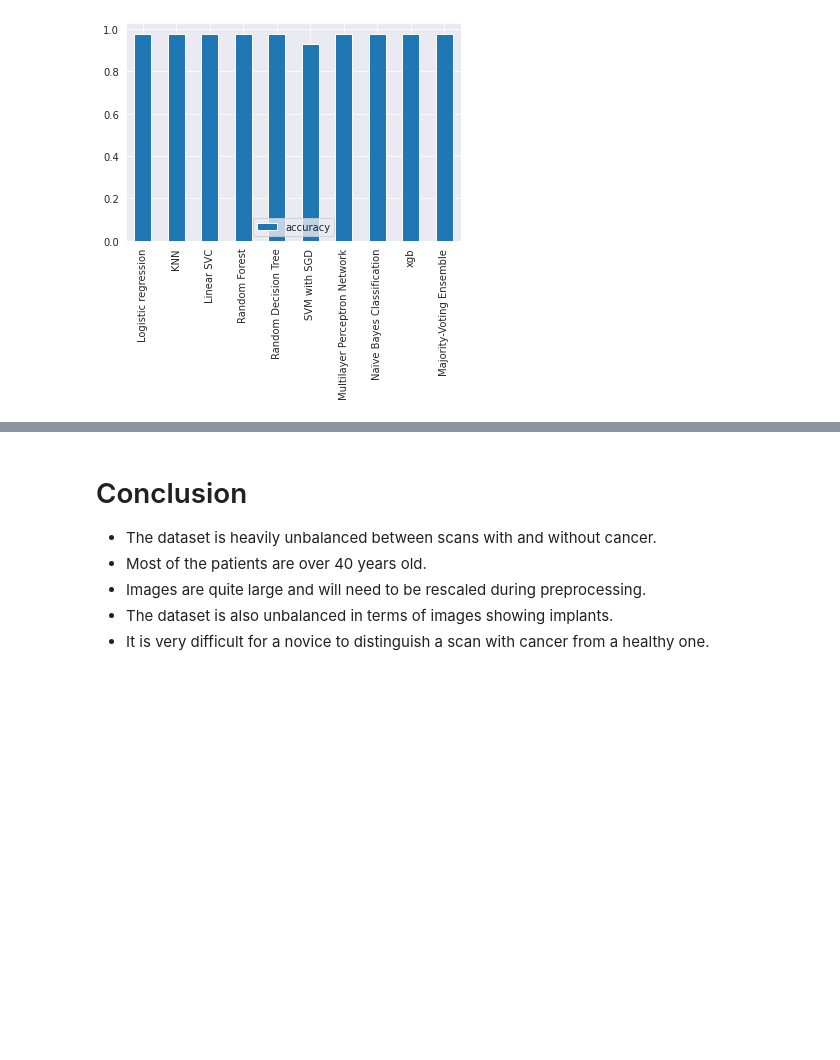
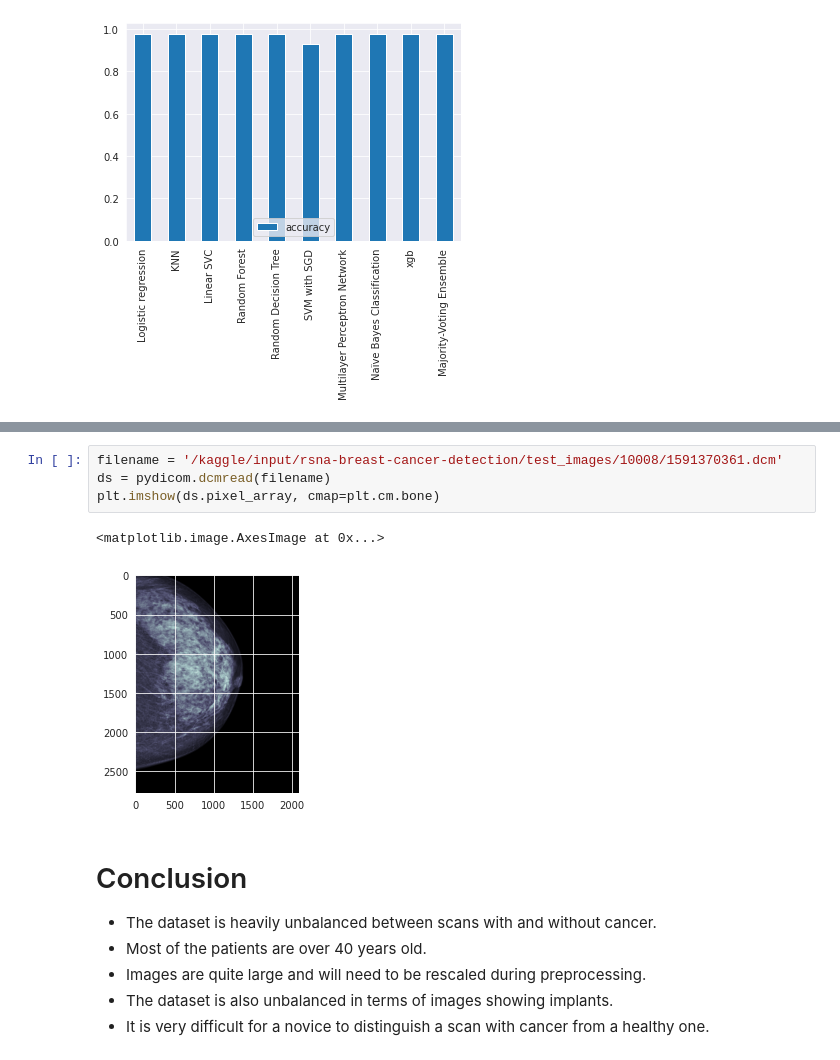
Before and after one commit to Nishitha-12/MajorProj2023, a Jupyter notebook: major-proj-final1.ipynb, the cells around one changed output, grey strips where cells are left out. Saved outputs shown, nothing was run; the diff lists cells and outputs as text; blank space fills up the shorter version.

```diff
--- a/major-proj-final1.ipynb
+++ b/major-proj-final1.ipynb
@@ -742,3 +845,10 @@ model_compare.T.plot.bar();
+# %%
+filename = '/kaggle/input/rsna-breast-cancer-detection/test_images/10008/1591370361.dcm'
+ds = pydicom.dcmread(filename)
+plt.imshow(ds.pixel_array, cmap=plt.cm.bone)
+# %% [output]
+<matplotlib.image.AxesImage at 0x...>
+[figure, added]
 # %% [markdown]
 # Conclusion
 * The dataset is heavily unbalanced between scans with and without cancer.
```
Also changed, not shown: parts of 12 cells of this notebook.
